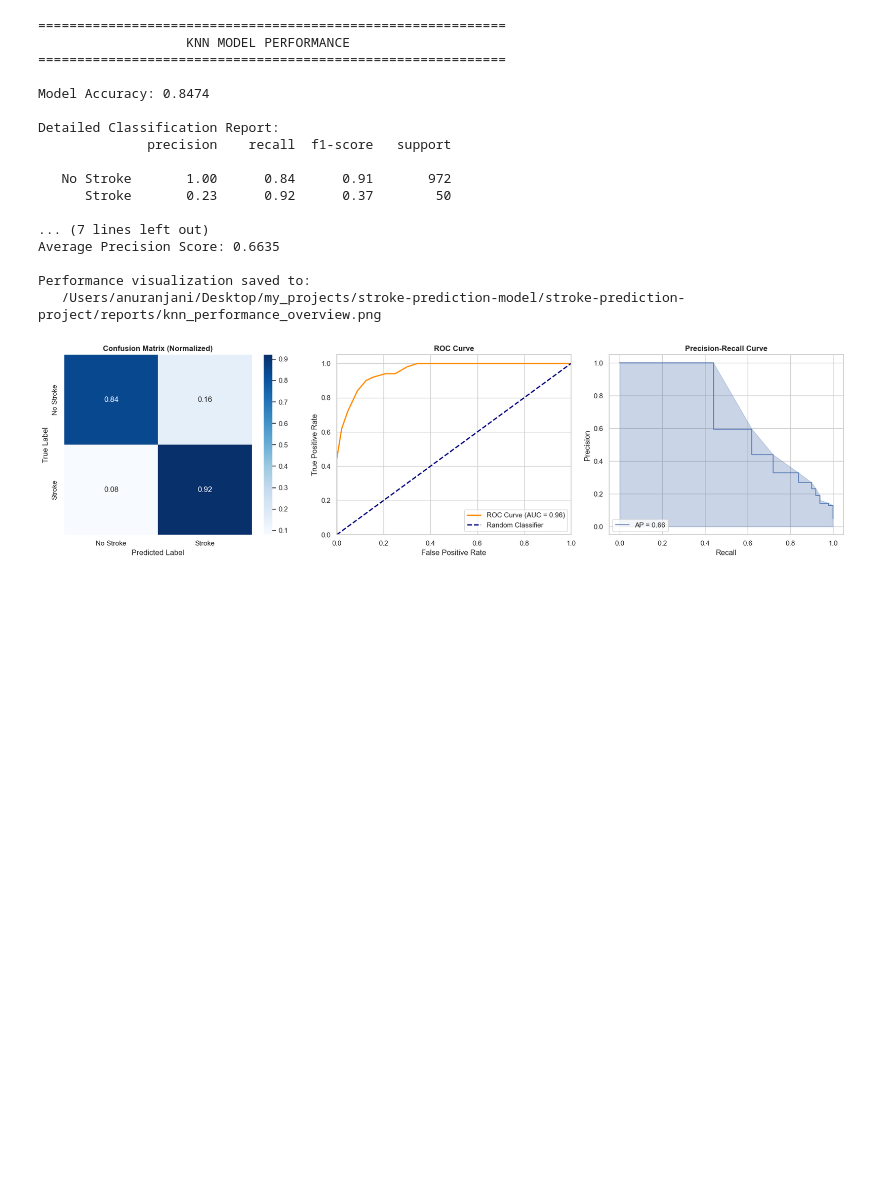
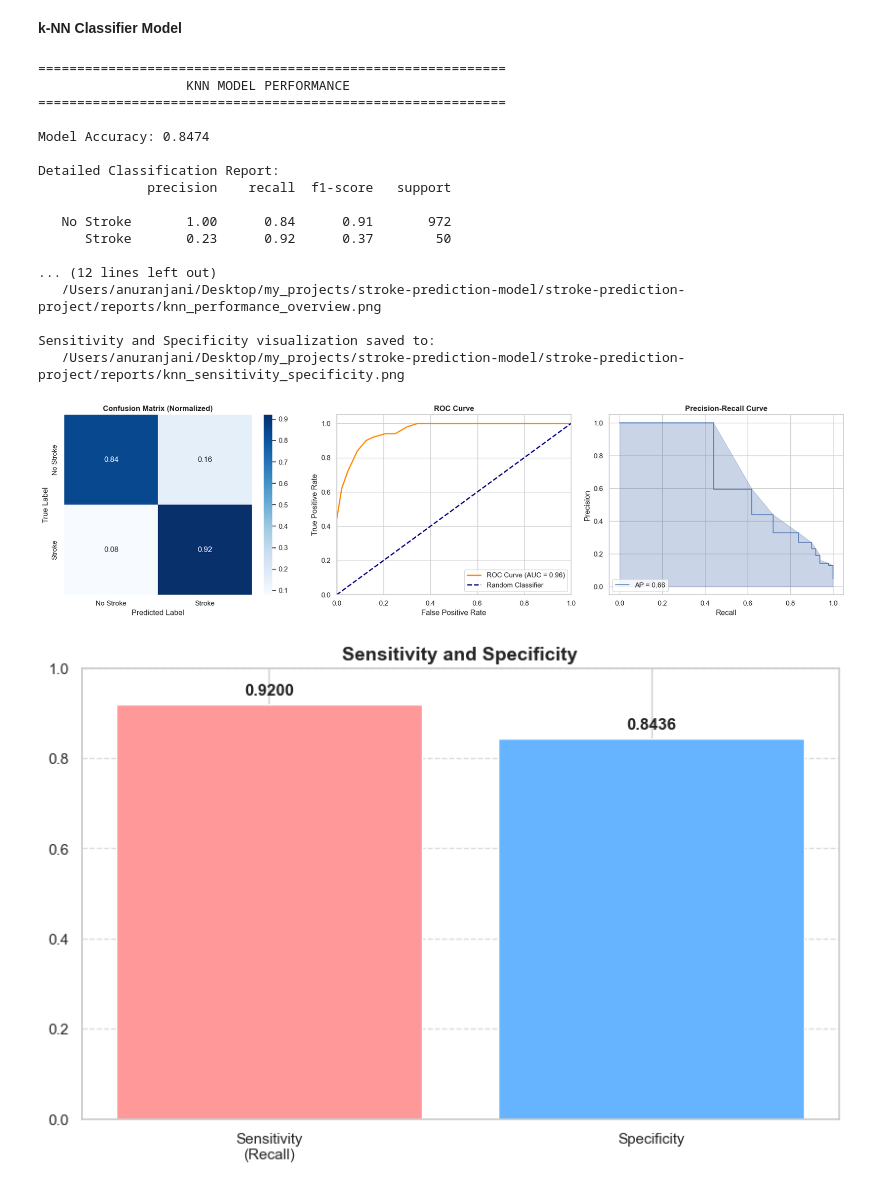
Before and after one commit to anuranjani23/stroke-prediction-model, a Jupyter notebook: stroke-prediction-project/notebooks/03_model_comparison.ipynb, the cells around one changed output. Drawn from its saved outputs; the diff is of its cells as text; code cells hidden in the pictures; blank space fills up the shorter version.

```diff
--- a/stroke-prediction-project/notebooks/03_model_comparison.ipynb
+++ b/stroke-prediction-project/notebooks/03_model_comparison.ipynb
@@ -1,3 +1,5 @@
+# %% [markdown]
+**k-NN Classifier Model**
 # %%
 import joblib
 import pandas as pd
@@ -5,14 +7,14 @@ import matplotlib.pyplot as plt
 import seaborn as sns
 from sklearn.metrics import (
     classification_report, accuracy_score, confusion_matrix,
-    roc_curve, roc_auc_score, precision_recall_curve, average_precision_score
+    roc_curve, roc_auc_score, precision_recall_curve, average_precision_score,
+    recall_score
 )
 from sklearn.model_selection import train_test_split
 import os
 
 sns.set_theme(style="whitegrid")
 
-# Assigning the path for the dataset and model:
 BASE_DIR = os.path.abspath(os.path.join(os.getcwd(), '..', '..'))
 DATA_PATH = os.path.join(BASE_DIR, 'stroke-prediction-project', 'data', 'processed', 'cleaned_dataset.csv')
 MODEL_PATH = os.path.join(BASE_DIR, 'stroke-prediction-project', 'src', 'models', 'knn_model.pkl')
@@ -24,7 +26,6 @@ def print_header(text):
     print(text.center(60))
     print("=" * 60)
 
-# Loading the dataset:
 df = pd.read_csv(DATA_PATH)
 X = df.drop(columns=['stroke'])
 y = df['stroke']
@@ -49,19 +50,28 @@ print("\nDetailed Classification Report:")
 class_report = classification_report(y_test, y_pred, target_names=["No Stroke", "Stroke"])
 print(class_report)
 
+# Calculating the sensitivity (recall) and specificity:
+cm = confusion_matrix(y_test, y_pred)
+tn, fp, fn, tp = cm.ravel()
+
+sensitivity = recall_score(y_test, y_pred)
+specificity = tn / (tn + fp)
+
 # Printing the Evaluation Summary:
 print("\nEvaluation Summary:")
 roc_auc = roc_auc_score(y_test, y_pred_proba)
 avg_precision = average_precision_score(y_test, y_pred_proba)
 print(f"ROC AUC Score: {roc_auc:.4f}")
 print(f"Average Precision Score: {avg_precision:.4f}")
+print(f"Sensitivity (Recall): {sensitivity:.4f}")
+print(f"Specificity: {specificity:.4f}")
 
 plt.figure(figsize=(18, 5))
 
 # 1. Confusion Matrix (Normalized):
 plt.subplot(131)
-cm = confusion_matrix(y_test, y_pred, normalize='true')
-sns.heatmap(cm, annot=True, fmt='.2f', cmap='Blues',
+cm_norm = confusion_matrix(y_test, y_pred, normalize='true')
+sns.heatmap(cm_norm, annot=True, fmt='.2f', cmap='Blues',
             xticklabels=['No Stroke', 'Stroke'],
             yticklabels=['No Stroke', 'Stroke'])
 plt.title('Confusion Matrix (Normalized)', fontsize=12, fontweight='bold')
@@ -86,34 +96,53 @@ plt.legend(loc="lower right")
 plt.subplot(133)
 precision, recall, _ = precision_recall_curve(y_test, y_pred_proba)
 
 plt.step(recall, precision, color='b', alpha=0.8, where='post', label=f'AP = {avg_precision:.2f}')
 plt.fill_between(recall, precision, alpha=0.3, color='b')
 plt.xlabel('Recall')
 plt.ylabel('Precision')
 plt.title('Precision-Recall Curve', fontsize=12, fontweight='bold')
 plt.legend(loc="lower left")
 
 plt.tight_layout()
 report_path = os.path.join(REPORT_DIR, 'knn_performance_overview.png')
 plt.savefig(report_path, dpi=300)
 
 print(f"\nPerformance visualization saved to:\n   {report_path}")
+
+plt.figure(figsize=(10, 6))
+metrics = ['Sensitivity\n(Recall)', 'Specificity']
+values = [sensitivity, specificity]
+colors = ['#ff9999', '#66b3ff']
+
+plt.bar(metrics, values, color=colors)
+plt.ylim(0, 1.0)
+plt.title('Sensitivity and Specificity', fontsize=14, fontweight='bold')
+plt.grid(axis='y', linestyle='--', alpha=0.7)
+
+for i, v in enumerate(values):
+    plt.text(i, v + 0.02, f'{v:.4f}', ha='center', fontweight='bold')
+
+sens_spec_path = os.path.join(REPORT_DIR, 'knn_sensitivity_specificity.png')
+plt.savefig(sens_spec_path, dpi=300)
+
+print(f"\nSensitivity and Specificity visualization saved to:\n   {sens_spec_path}")
 # %% [output]
 ============================================================
                    KNN MODEL PERFORMANCE
 ============================================================
 
 Model Accuracy: 0.8474
 
 Detailed Classification Report:
               precision    recall  f1-score   support
 
    No Stroke       1.00      0.84      0.91       972
       Stroke       0.23      0.92      0.37        50
 
-... (7 lines left out)
-Average Precision Score: 0.6635
+... (12 lines left out)
+   /Users/anuranjani/Desktop/my_projects/stroke-prediction-model/stroke-prediction-project/reports/knn_performance_overview.png
 
-Performance visualization saved to:
-   /Users/anuranjani/Desktop/my_projects/stroke-prediction-model/stroke-prediction-project/reports/knn_performance_overview.png
+Sensitivity and Specificity visualization saved to:
+   /Users/anuranjani/Desktop/my_projects/stroke-prediction-model/stroke-prediction-project/reports/knn_sensitivity_specificity.png
 [figure]
+[figure, added]
```
Also changed, not shown: parts of 4 cells of this notebook, 6 other files.
